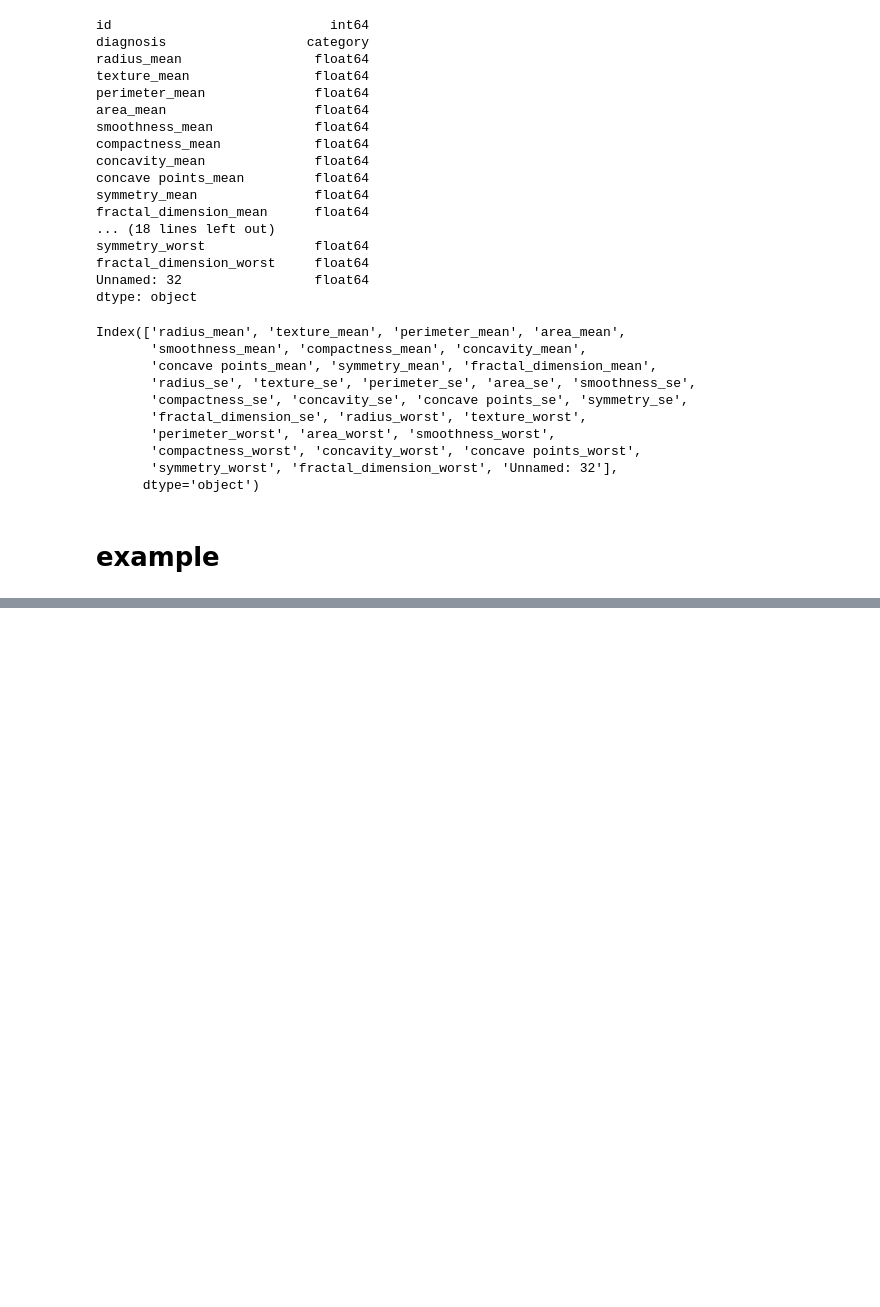
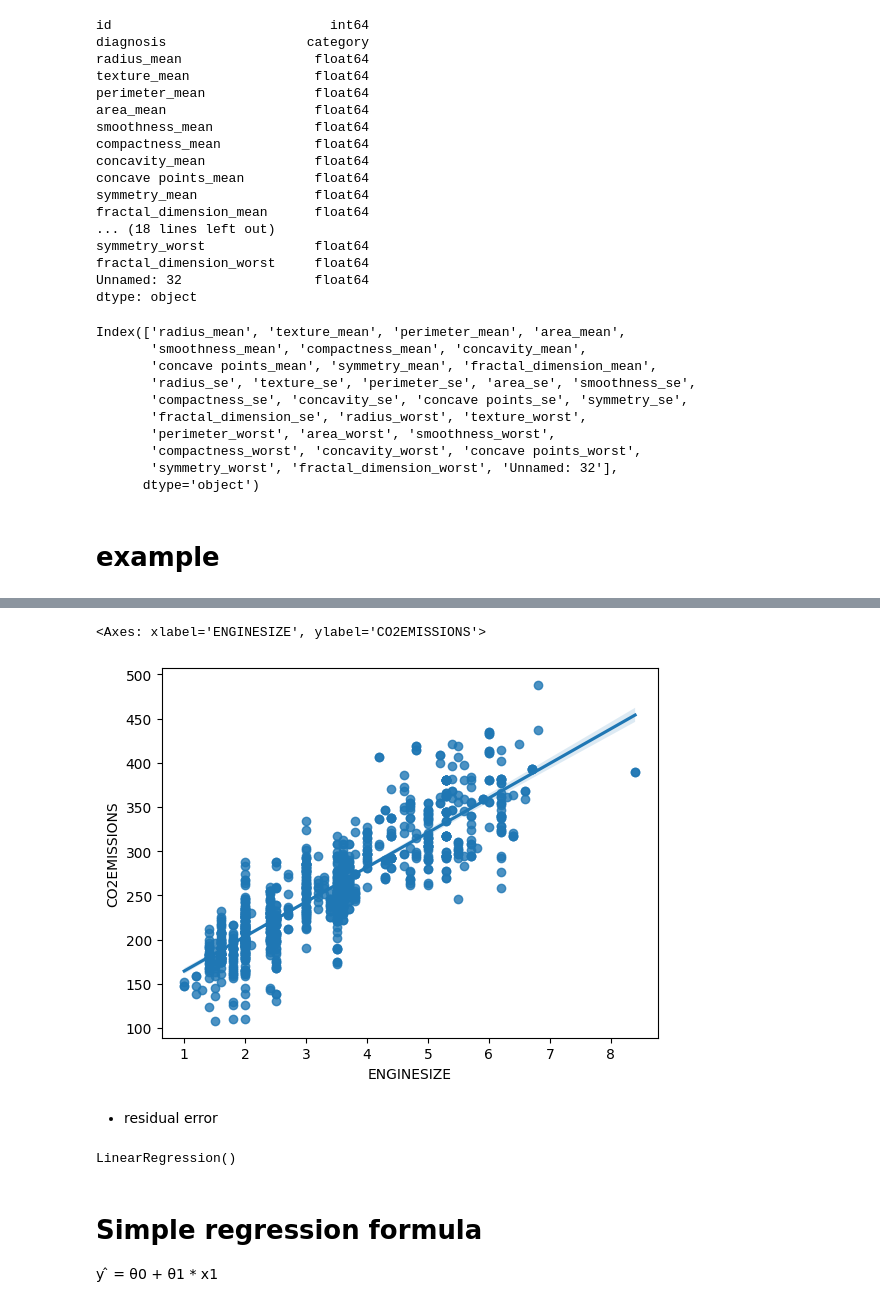
Before and after one commit to KizKarDes/kizkardes-data-science, a Jupyter notebook: lesson8.ipynb, the cells around one changed output, grey strips where cells are left out. Saved outputs shown, nothing was run; the diff lists cells and outputs as text; code cells hidden in the pictures; blank space fills up the shorter version.

```diff
--- a/lesson8.ipynb
+++ b/lesson8.ipynb
@@ -107,0 +154,7 @@ import numpy as np
+# %%
+sns.regplot(x=df['ENGINESIZE'], y=df['CO2EMISSIONS'])
+# %% [output]
+<Axes: xlabel='ENGINESIZE', ylabel='CO2EMISSIONS'>
+[figure, added]
+# %% [markdown]
+- residual error
@@ -107,0 +168,10 @@ import numpy as np
+# %%
+train_x = np.asanyarray(train[['ENGINESIZE']])
+train_y = np.asanyarray(train[['CO2EMISSIONS']])
+
+regr.fit(train_x, train_y)
+# %% [output]
+LinearRegression()
+# %% [markdown]
+# Simple regression formula
+y ̂ = θ0 + θ1 * x1
```
Also changed, not shown: parts of 10 cells of this notebook.
